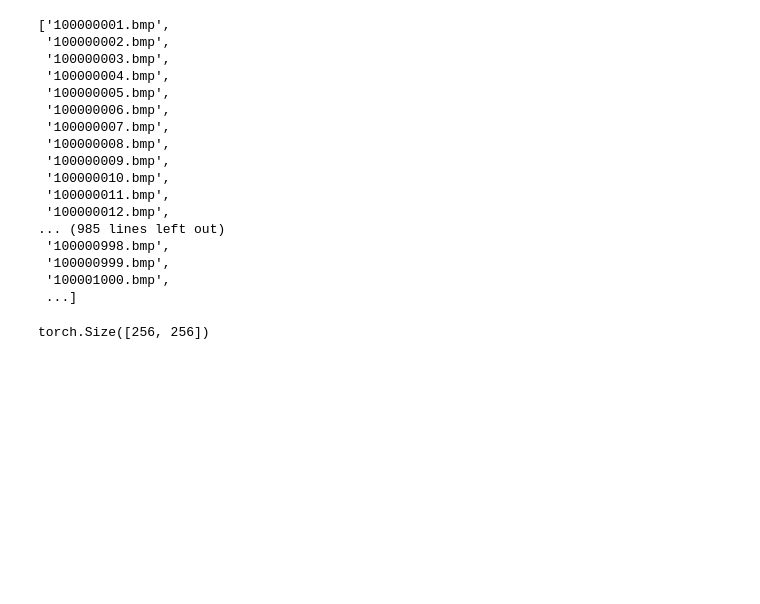
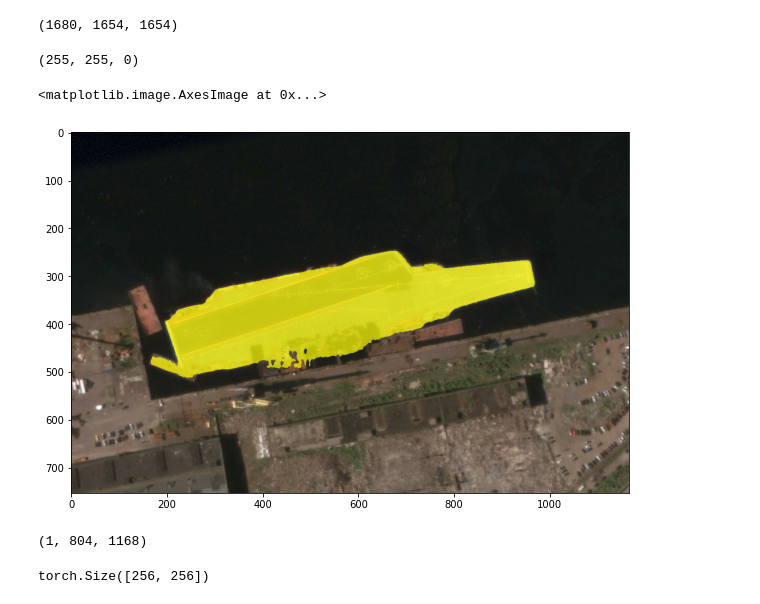
Before and after one commit to jeantirole/Detection_Lab, a Jupyter notebook: 05.Tasks/Segmentation_2/DATA_Ship_Seg_samData/Vis.ipynb, the cells around one changed output. Cells and saved outputs as stored; diff of their text form; code cells hidden in the pictures; blank space fills up the shorter version.

```diff
--- a/05.Tasks/Segmentation_2/DATA_Ship_Seg_samData/Vis.ipynb
+++ b/05.Tasks/Segmentation_2/DATA_Ship_Seg_samData/Vis.ipynb
@@ -43,23 +36,29 @@ array(['100000001', '100000002', '100000003', ..., '100001678',
-# %%
-sorted(os.listdir(img_path))
-# %% [output]
-['100000001.bmp',
- '100000002.bmp',
- '100000003.bmp',
- '100000004.bmp',
- '100000005.bmp',
- '100000006.bmp',
- '100000007.bmp',
- '100000008.bmp',
- '100000009.bmp',
- '100000010.bmp',
- '100000011.bmp',
- '100000012.bmp',
-... (985 lines left out)
- '100000998.bmp',
- '100000999.bmp',
- '100001000.bmp',
- ...]
+# %%
+imgs = sorted(glob(os.path.join(img_path,"*.bmp")))
+mask_names = np.load(mask_name_path,allow_pickle=True)
+masks = np.load(mask_path, allow_pickle=True)
+# %%
+len(imgs), len(mask_names), len(masks)
+# %% [output]
+(1680, 1654, 1654)
+# %%
+from PIL import Image
+image_ = np.asarray( Image.open(imgs[0]) )
+# %%
+COLORS = [(255,0,0),(255,255,0)]
+image_with_mask = RS_utils.draw_masks_fromList(image_,masks[0], None, COLORS )
+# %% [output]
+(255, 255, 0)
+# %%
+plt.figure(figsize=(10,10))
+plt.imshow(image_with_mask)
+# %% [output]
+<matplotlib.image.AxesImage at 0x...>
+[figure, added]
+# %%
+masks[3].shape
+# %% [output]
+(1, 804, 1168)
 # %%
 
 img_path_ship  = np.array(sorted(glob(os.path.join(img_path, "*.png"))) )
```
Also changed, not shown: parts of 3 cells of this notebook, 35 other files.
